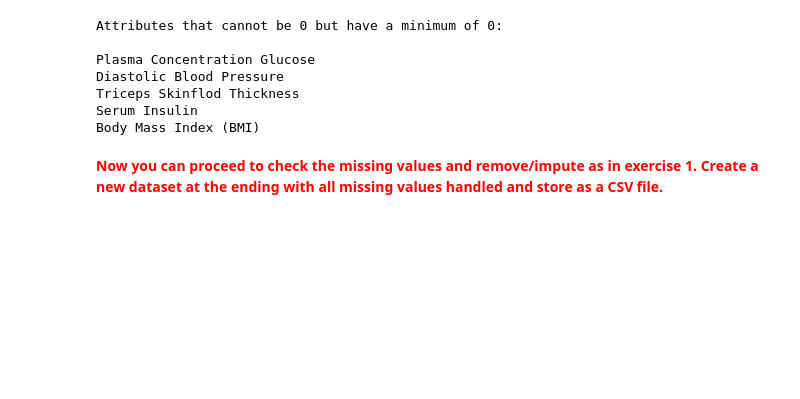
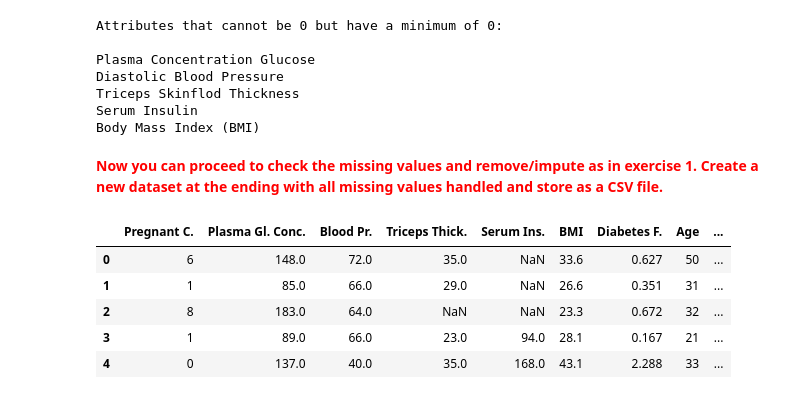
Before and after one commit to RandHood/csen1095, a Jupyter notebook: Practice4 - Data Cleaning.ipynb, the cells around one changed output. Drawn from its saved outputs; the diff is of its cells as text; code cells hidden in the pictures; blank space fills up the shorter version.

```diff
--- a/Practice4 - Data Cleaning.ipynb
+++ b/Practice4 - Data Cleaning.ipynb
@@ -474,4 +484,21 @@ Serum Insulin
 Body Mass Index (BMI)
 # %% [markdown]
 <span style="color:red"><b>Now you can proceed to check the missing values and remove/impute as in exercise 1. Create a new dataset at the ending with all missing values handled and store as a CSV file.</b></span>
+# %%
+# let's remove the incorrect 0s and add NaN instead
+
+pima_data['Plasma Gl. Conc.'].replace(0, np.nan, inplace=True)
+pima_data['Blood Pr.'].replace(0, np.nan, inplace=True)
+pima_data['Triceps Thick.'].replace(0, np.nan, inplace=True)
+pima_data['Serum Ins.'].replace(0, np.nan, inplace=True)
+pima_data['BMI'].replace(0, np.nan, inplace=True)
+
+pima_data.head()
+# %% [output]
+|  | Pregnant C. | Plasma Gl. Conc. | Blood Pr. | Triceps Thick. | Serum Ins. | BMI | Diabetes F. | Age | ... |
+| 0 | 6 | 148.0 | 72.0 | 35.0 | NaN | 33.6 | 0.627 | 50 | ... |
+| 1 | 1 | 85.0 | 66.0 | 29.0 | NaN | 26.6 | 0.351 | 31 | ... |
+| 2 | 8 | 183.0 | 64.0 | NaN | NaN | 23.3 | 0.672 | 32 | ... |
+| 3 | 1 | 89.0 | 66.0 | 23.0 | 94.0 | 28.1 | 0.167 | 21 | ... |
+| 4 | 0 | 137.0 | 40.0 | 35.0 | 168.0 | 43.1 | 2.288 | 33 | ... |
 # %%
```
Also changed, not shown: parts of 6 cells of this notebook, 2 other files.
